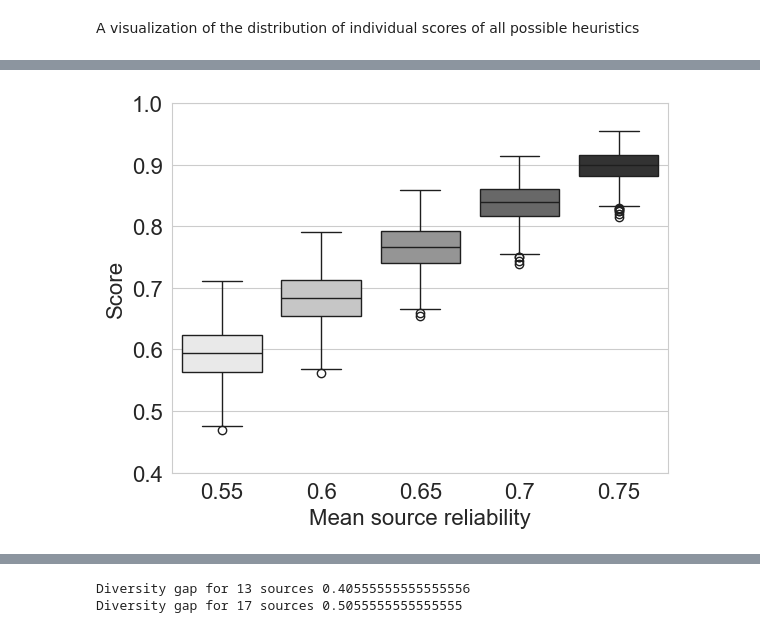
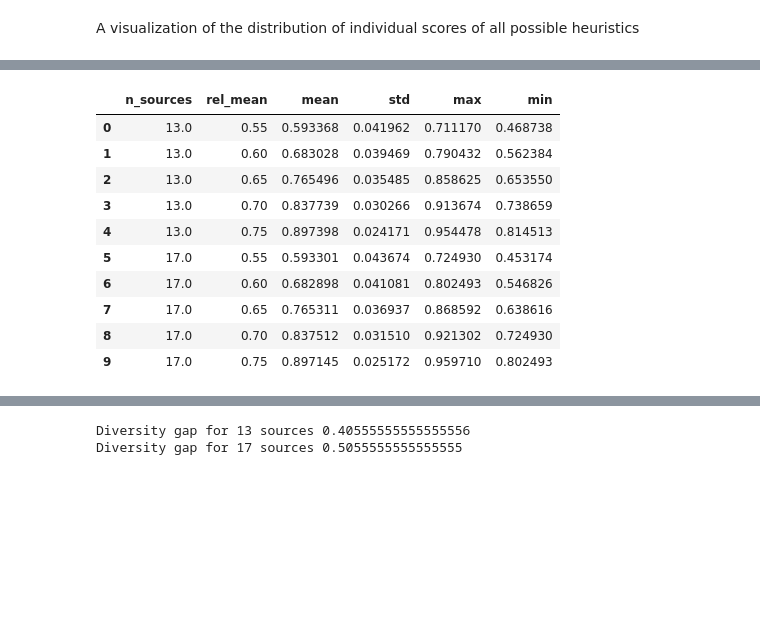
Before and after one commit to HeinDuijf/DiversityAbility, a Jupyter notebook: DataAnalysis.ipynb, the cells around one changed output, grey strips where cells are left out. Drawn from its saved outputs; the diff is of its cells as text; code cells hidden in the pictures; blank space fills up the shorter version.

```diff
--- a/DataAnalysis.ipynb
+++ b/DataAnalysis.ipynb
@@ -152,33 +217,14 @@ scores_df.sort_values("rel_mean")
-# %%
-date = "202412"
-files = [file for file in os.listdir("data") if file[:10] == "simulation" and date in file and not "README" in file]
-scores_df_13 = pd.DataFrame()
-for file in files:
-    df = pd.read_csv(f"data/{file}")
-    rel_mean = df.at[0, "reliability_mean"]
-    n_sources = df.at[0, "n_sources"]
-    if n_sources != 13:
-        break
-    heuristic_size = df.at[0, "heuristic_size"]
-    reliability_distribution = ("equi", (rel_mean-0.1, rel_mean+0.1))
-    sources = Sources(n_sources, reliability_distribution)
-    n_possible_heuristics = comb(n_sources, heuristic_size)
-    team = expert_team(sources, heuristic_size, n_possible_heuristics)
-    data = np.array([
-        agent.score for agent in team.members
-    ])
-    data_df = pd.DataFrame(data, columns=[rel_mean])
-    scores_df_13 = pd.concat([scores_df_13, data_df], axis=1)
-
-
-font_style = {"family": "Calibri", "size": 16}
-plt.rc("font", **font_style)
-sns.set_style("whitegrid")
-fig = sns.boxplot(data=scores_df_13, palette="Grays")
-fig.set_yticks(0.4 + 0.1 * np.arange(7, dtype=int))
-# fig.set_title("Individual scores")
-fig.set_xlabel("Mean source reliability")
-fig.set_ylabel("Score")
-plt.savefig("figures/individual_scores.png", bbox_inches = "tight")
-# %% [output]
-[figure, removed]
+# %%
+df_individual_scores()
+# %% [output]
+|  | n_sources | rel_mean | mean | std | max | min |
+| 0 | 13.0 | 0.55 | 0.593368 | 0.041962 | 0.711170 | 0.468738 |
+| 1 | 13.0 | 0.60 | 0.683028 | 0.039469 | 0.790432 | 0.562384 |
+| 2 | 13.0 | 0.65 | 0.765496 | 0.035485 | 0.858625 | 0.653550 |
+| 3 | 13.0 | 0.70 | 0.837739 | 0.030266 | 0.913674 | 0.738659 |
+| 4 | 13.0 | 0.75 | 0.897398 | 0.024171 | 0.954478 | 0.814513 |
+| 5 | 17.0 | 0.55 | 0.593301 | 0.043674 | 0.724930 | 0.453174 |
+| 6 | 17.0 | 0.60 | 0.682898 | 0.041081 | 0.802493 | 0.546826 |
+| 7 | 17.0 | 0.65 | 0.765311 | 0.036937 | 0.868592 | 0.638616 |
+| 8 | 17.0 | 0.70 | 0.837512 | 0.031510 | 0.921302 | 0.724930 |
+| 9 | 17.0 | 0.75 | 0.897145 | 0.025172 | 0.959710 | 0.802493 |
```
Also changed, not shown: parts of 55 cells of this notebook.
